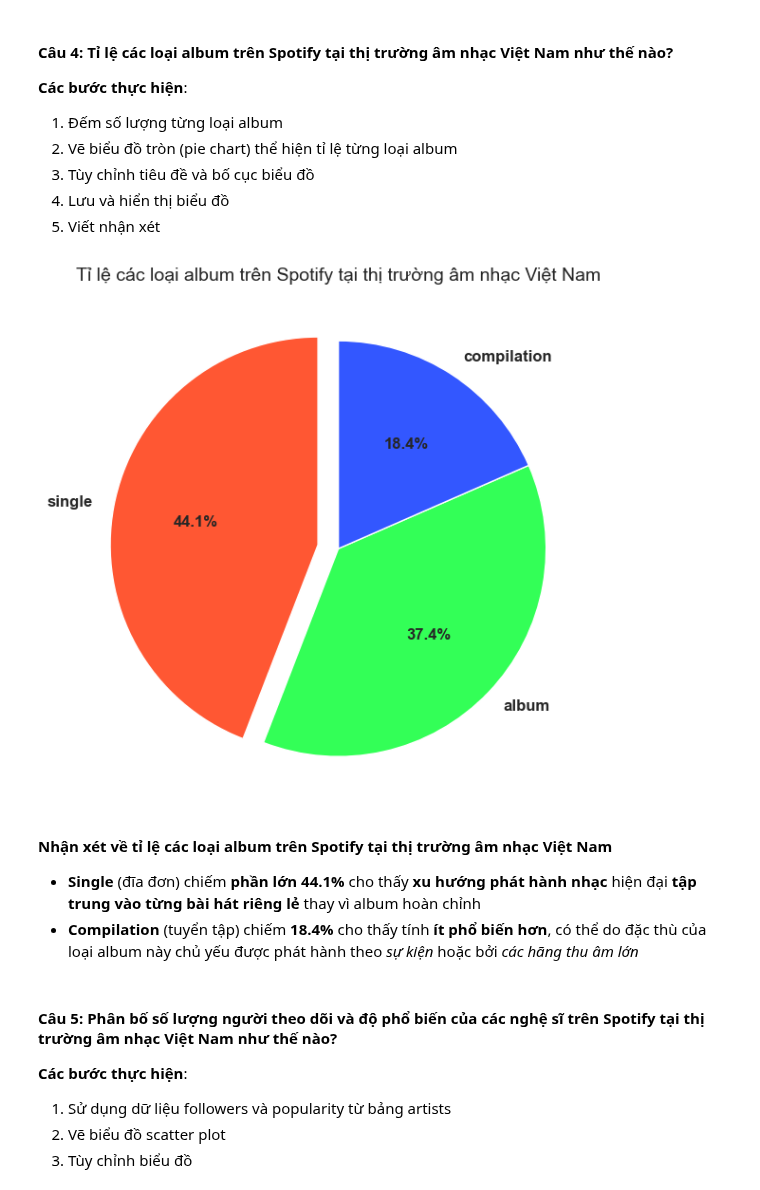
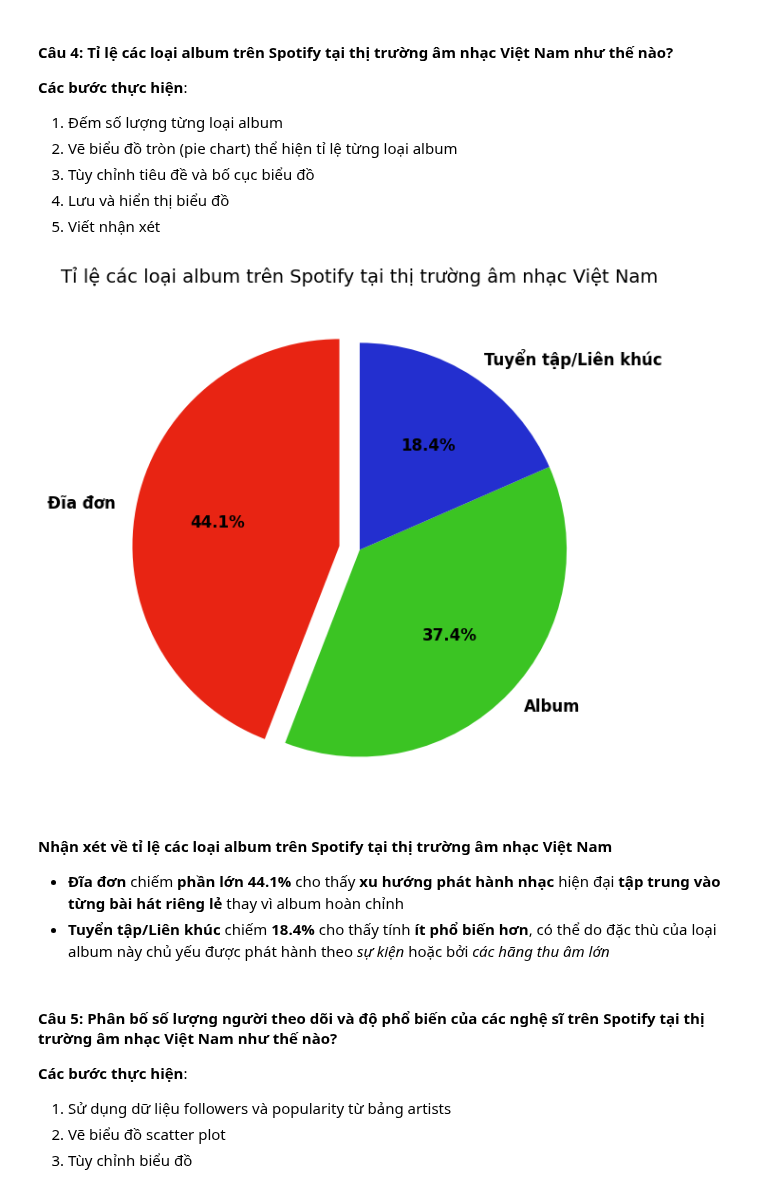
Before and after one commit to 0Nguyen0Cong0Tuan0/Data-Visualization, a Jupyter notebook: Lab1/main.ipynb, the cells around one changed output. Cells and saved outputs as stored; diff of their text form; code cells hidden in the pictures.

```diff
--- a/Lab1/main.ipynb
+++ b/Lab1/main.ipynb
@@ -774,29 +775,28 @@ plt.show()
 5. Viết nhận xét
 # %%
 tracks['album_type'].value_counts().plot.pie(
+    labels=['Đĩa đơn', 'Album', 'Tuyển tập/Liên khúc'],
     autopct='%1.1f%%',
     startangle=90,
     figsize=(8, 6),
     explode=(0.1, 0, 0),
-    colors=['#FF5733', '#33FF57', '#3357FF'],
+    colors=['#e82413', '#3bc423', '#232fcf'],
     textprops={'fontsize': 12, 'fontweight': 'bold'},
 )
 
 plt.title(label='Tỉ lệ các loại album trên Spotify tại thị trường âm nhạc Việt Nam', fontsize=14)
 plt.ylabel(ylabel='')
 
 plt.tight_layout()
-
 plt.savefig("album_type_percentage.svg", format="svg", dpi=300)
-
 plt.show()
 # %% [output]
-[figure, old version]
+[figure, new version]
 # %% [markdown]
 **Nhận xét về tỉ lệ các loại album trên Spotify tại thị trường âm nhạc Việt Nam**
 
-- **Single** (đĩa đơn) chiếm **phần lớn 44.1%** cho thấy **xu hướng phát hành nhạc** hiện đại **tập trung vào từng bài hát riêng lẻ** thay vì album hoàn chỉnh
-- **Compilation** (tuyển tập) chiếm **18.4%** cho thấy tính **ít phổ biến hơn**, có thể do đặc thù của loại album này chủ yếu được phát hành theo *sự kiện* hoặc bởi *các hãng thu âm lớn*
+- **Đĩa đơn** chiếm **phần lớn 44.1%** cho thấy **xu hướng phát hành nhạc** hiện đại **tập trung vào từng bài hát riêng lẻ** thay vì album hoàn chỉnh
+- **Tuyển tập/Liên khúc** chiếm **18.4%** cho thấy tính **ít phổ biến hơn**, có thể do đặc thù của loại album này chủ yếu được phát hành theo *sự kiện* hoặc bởi *các hãng thu âm lớn*
 # %% [markdown]
 #### **Câu 5:** Phân bố số lượng người theo dõi và độ phổ biến của các nghệ sĩ trên Spotify tại thị trường âm nhạc Việt Nam như thế nào?
 
```
Also changed, not shown: parts of 14 cells of this notebook, 7 other files.
